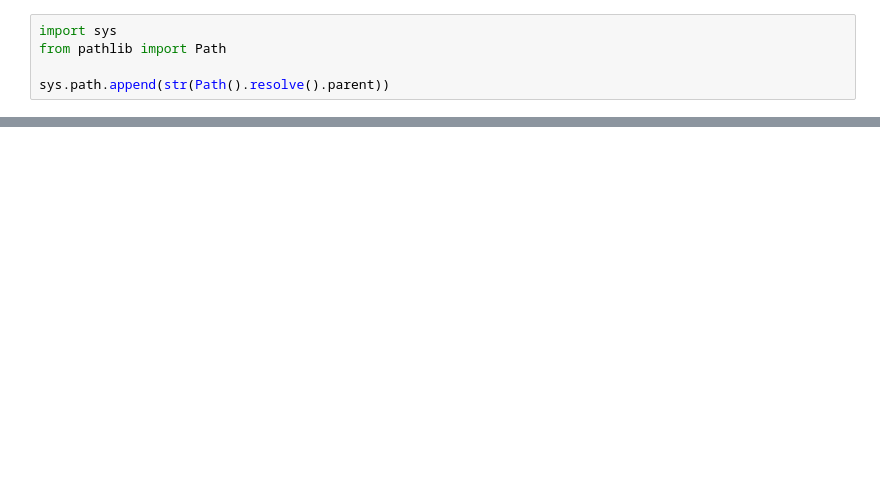
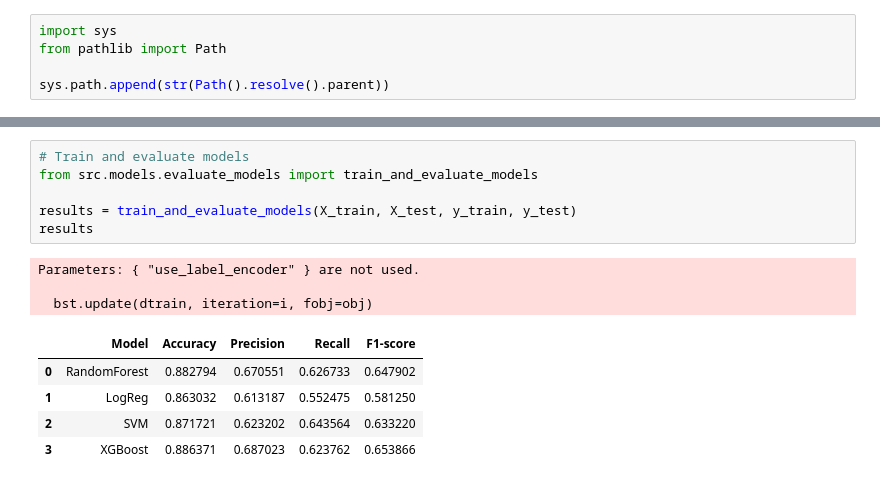
Before and after one commit to noecrn/mmash-sleep-detector, a Jupyter notebook: notebooks/train_models.ipynb, the cells around one changed output, grey strips where cells are left out. Drawn from its saved outputs; the diff is of its cells as text; blank space fills up the shorter version.

```diff
--- a/notebooks/train_models.ipynb
+++ b/notebooks/train_models.ipynb
@@ -36,0 +55,15 @@ ValueError: No objects to concatenate
+# %%
+# Train and evaluate models
+from src.models.evaluate_models import train_and_evaluate_models
+
+results = train_and_evaluate_models(X_train, X_test, y_train, y_test)
+results
+# %% [output]
+Parameters: { "use_label_encoder" } are not used.
+
+  bst.update(dtrain, iteration=i, fobj=obj)
+|  | Model | Accuracy | Precision | Recall | F1-score |
+| 0 | RandomForest | 0.882794 | 0.670551 | 0.626733 | 0.647902 |
+| 1 | LogReg | 0.863032 | 0.613187 | 0.552475 | 0.581250 |
+| 2 | SVM | 0.871721 | 0.623202 | 0.643564 | 0.633220 |
+| 3 | XGBoost | 0.886371 | 0.687023 | 0.623762 | 0.653866 |
```
Also changed, not shown: parts of 6 cells of this notebook, 6 other files.
